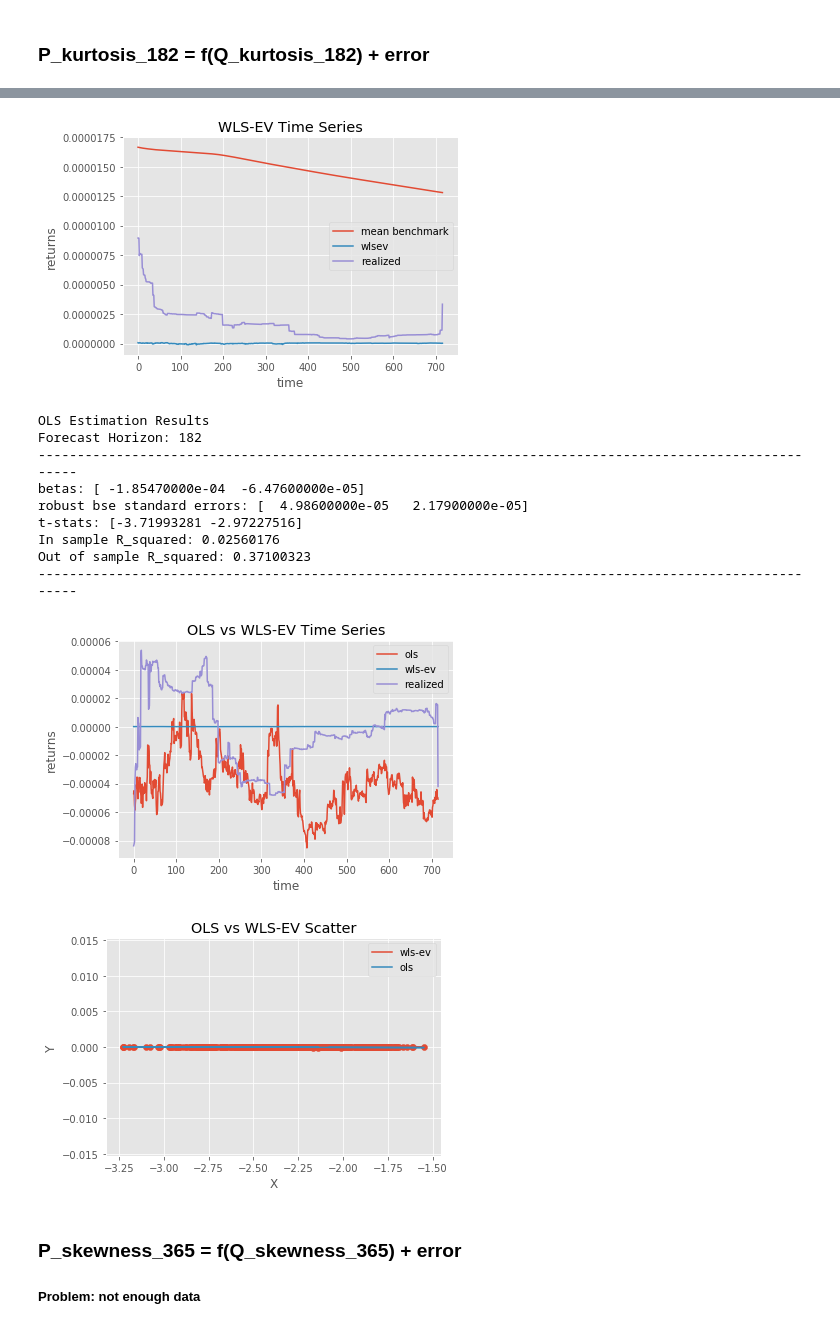
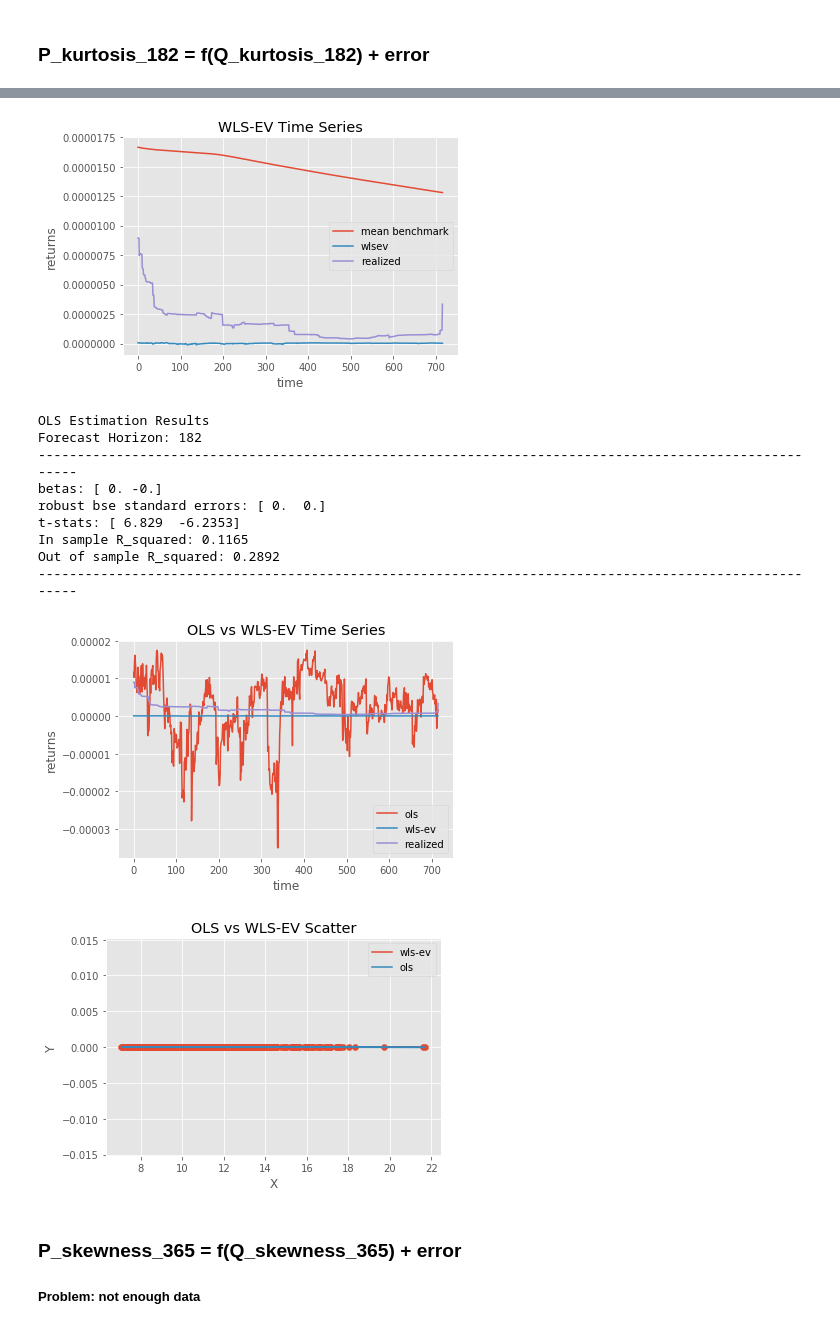
Before and after one commit to tobikuhlmann/robust-linear-forecasting, a Jupyter notebook: wlsev_analysis_new.ipynb, the cells around one changed output, grey strips where cells are left out. Drawn from its saved outputs; the diff is of its cells as text; code cells hidden in the pictures.

```diff
--- a/wlsev_analysis_new.ipynb
+++ b/wlsev_analysis_new.ipynb
@@ -1254,7 +1265,7 @@ wlsev_obj.plot_results()
 X, Y, y_wlsev = wlsev_obj.get_plot_data_wlsev()
 
 # OLS
-ols_obj = OLS_model(data_pq_var['Q_skewness_182'][:-1].as_matrix(), data_pq_var['skewness1'][1:].as_matrix(), forecast_horizon)
+ols_obj = OLS_model(data_pq_var['Q_kurtosis_182'][:-1].as_matrix(), data_pq_var['kurtosis1'][1:].as_matrix(), forecast_horizon)
 ols_obj.fit()
 # OOS evaluation to get Rsquared
 ols_obj.evaluate()
@@ -1281,16 +1292,16 @@ Out of sample R_squared: 0.97629185
 -------------------------------------------------------------------------------------------------------
 [figure]
 OLS Estimation Results
 Forecast Horizon: 182
 -------------------------------------------------------------------------------------------------------
-betas: [ -1.85470000e-04  -6.47600000e-05]
-robust bse standard errors: [  4.98600000e-05   2.17900000e-05]
-t-stats: [-3.71993281 -2.97227516]
-In sample R_squared: 0.02560176
-Out of sample R_squared: 0.37100323
+betas: [ 0. -0.]
+robust bse standard errors: [ 0.  0.]
+t-stats: [ 6.829  -6.2353]
+In sample R_squared: 0.1165
+Out of sample R_squared: 0.2892
 -------------------------------------------------------------------------------------------------------
-[figure, old version]
+[figure, new version]
-[figure, old version]
+[figure, new version]
 # %% [markdown]
 ### P_skewness_365 = f(Q_skewness_365) + error
 ##### Problem: not enough data
```
Also changed, not shown: parts of 18 cells of this notebook, 3 other files.
